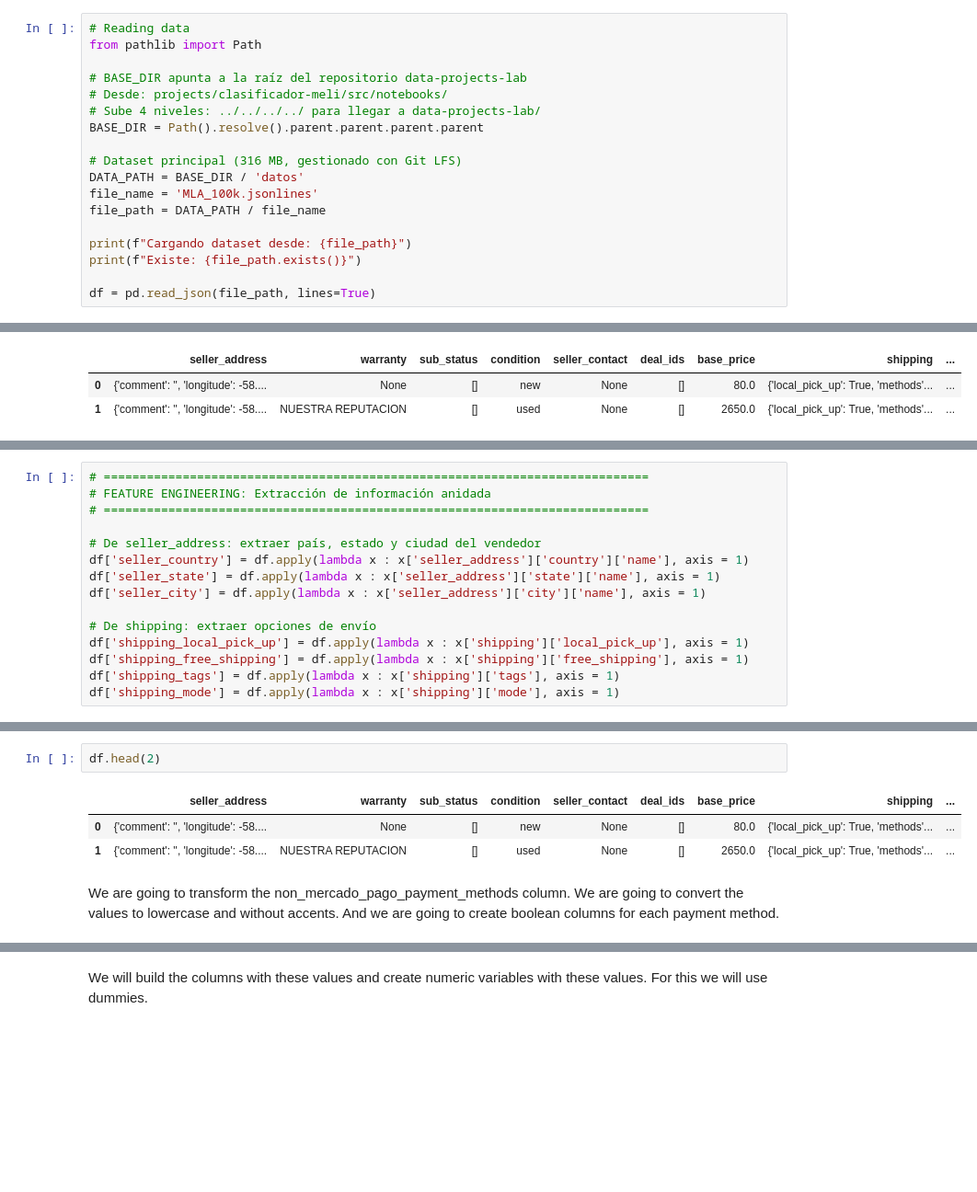
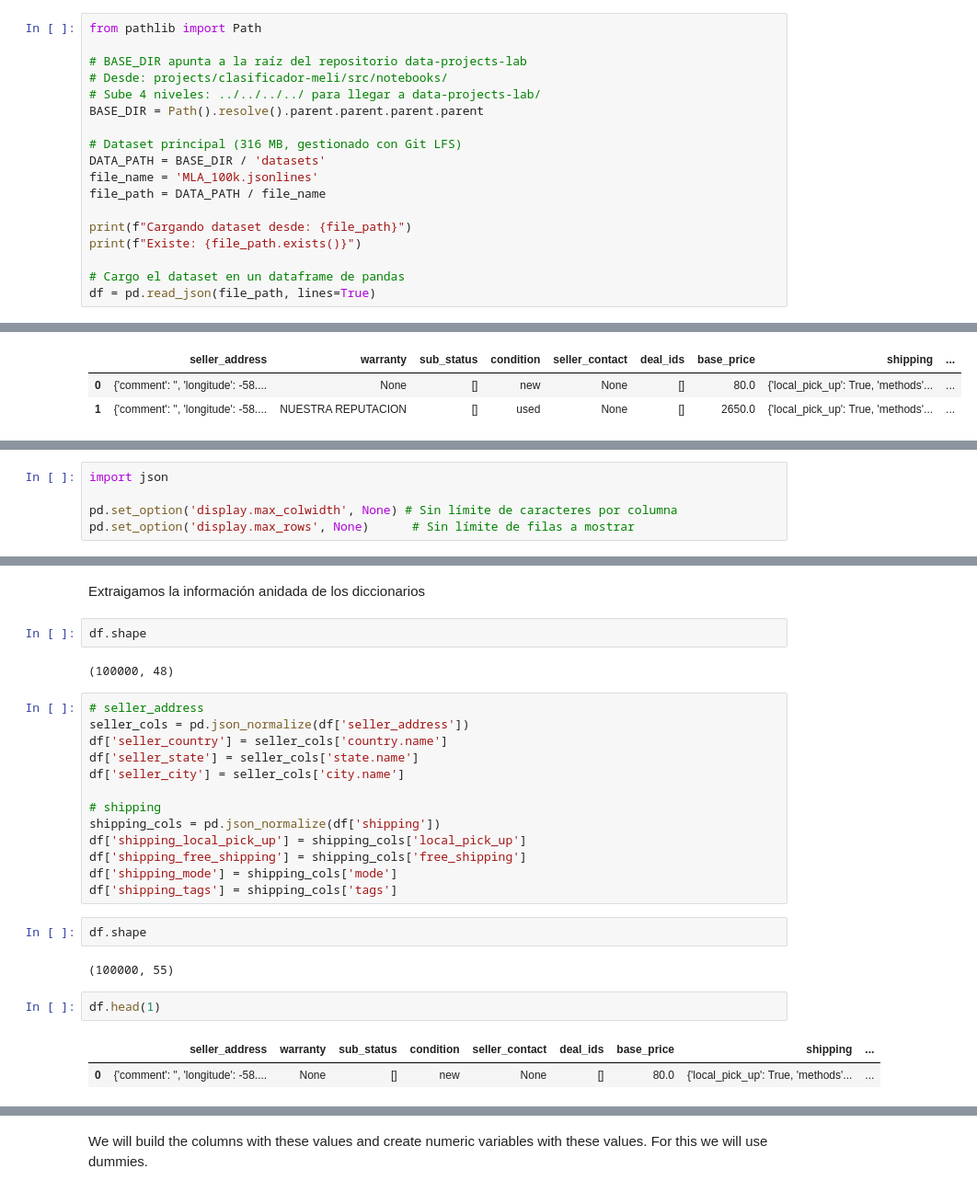
Before and after one commit to dpalacioj/data-projects-lab, a Jupyter notebook: projects/clasificador-meli/src/notebooks/preprocessing_eda.ipynb, the cells around one changed output, grey strips where cells are left out. Shown at 92% size. Drawn from its saved outputs; the diff is of its cells as text; blank space fills up the shorter version.

```diff
--- a/projects/clasificador-meli/src/notebooks/preprocessing_eda.ipynb
+++ b/projects/clasificador-meli/src/notebooks/preprocessing_eda.ipynb
@@ -48,7 +140,6 @@ import os
 # Mostrar todas las columnas en los outputs
 pd.set_option('display.max_columns', None)
 # %%
-# Reading data
 from pathlib import Path
 
 # BASE_DIR apunta a la raíz del repositorio data-projects-lab
@@ -57,12 +148,13 @@ from pathlib import Path
 BASE_DIR = Path().resolve().parent.parent.parent.parent
 
 # Dataset principal (316 MB, gestionado con Git LFS)
-DATA_PATH = BASE_DIR / 'datos'
+DATA_PATH = BASE_DIR / 'datasets'
 file_name = 'MLA_100k.jsonlines'
 file_path = DATA_PATH / file_name
 
 print(f"Cargando dataset desde: {file_path}")
 print(f"Existe: {file_path.exists()}")
 
+# Cargo el dataset en un dataframe de pandas
 df = pd.read_json(file_path, lines=True)
 # %% [output]
@@ -112,0 +204,5 @@ Some columns are dictionaries or lists. Let's analyze what type of values they c
+# %%
+import json
+
+pd.set_option('display.max_colwidth', None) # Sin límite de caracteres por columna
+pd.set_option('display.max_rows', None)      # Sin límite de filas a mostrar
@@ -183,15 +238,0 @@ We are going to extract information from the dictionaries.
-# %%
-# ============================================================================
-# FEATURE ENGINEERING: Extracción de información anidada
-# ============================================================================
-
-# De seller_address: extraer país, estado y ciudad del vendedor
-df['seller_country'] = df.apply(lambda x : x['seller_address']['country']['name'], axis = 1)
-df['seller_state'] = df.apply(lambda x : x['seller_address']['state']['name'], axis = 1)
-df['seller_city'] = df.apply(lambda x : x['seller_address']['city']['name'], axis = 1)
-
-# De shipping: extraer opciones de envío
-df['shipping_local_pick_up'] = df.apply(lambda x : x['shipping']['local_pick_up'], axis = 1)
-df['shipping_free_shipping'] = df.apply(lambda x : x['shipping']['free_shipping'], axis = 1)
-df['shipping_tags'] = df.apply(lambda x : x['shipping']['tags'], axis = 1)
-df['shipping_mode'] = df.apply(lambda x : x['shipping']['mode'], axis = 1)
@@ -198,8 +312,28 @@ df['shipping_mode'] = df.apply(lambda x : x['shipping']['mode'], axis = 1)
+# %% [markdown]
+Extraigamos la información anidada de los diccionarios
+# %%
+df.shape
+# %% [output]
+(100000, 48)
+# %%
+# seller_address
+seller_cols = pd.json_normalize(df['seller_address'])
+df['seller_country'] = seller_cols['country.name']
+df['seller_state'] = seller_cols['state.name']
+df['seller_city'] = seller_cols['city.name']
+
+# shipping
+shipping_cols = pd.json_normalize(df['shipping'])
+df['shipping_local_pick_up'] = shipping_cols['local_pick_up']
+df['shipping_free_shipping'] = shipping_cols['free_shipping']
+df['shipping_mode'] = shipping_cols['mode']
+df['shipping_tags'] = shipping_cols['tags']
+# %%
+df.shape
+# %% [output]
+(100000, 55)
 # %%
-df.head(2)
+df.head(1)
 # %% [output]
 |  | seller_address | warranty | sub_status | condition | seller_contact | deal_ids | base_price | shipping | ... |
 | 0 | {'comment': '', 'longitude': -58.... | None | [] | new | None | [] | 80.0 | {'local_pick_up': True, 'methods'... | ... |
-| 1 | {'comment': '', 'longitude': -58.... | NUESTRA REPUTACION | [] | used | None | [] | 2650.0 | {'local_pick_up': True, 'methods'... | ... |
-# %% [markdown]
-We are going to transform the non_mercado_pago_payment_methods column. We are going to convert the values to lowercase and without accents. And we are going to create boolean columns for each payment method.
```
Also changed, not shown: parts of 98 cells of this notebook, 29 other files.
